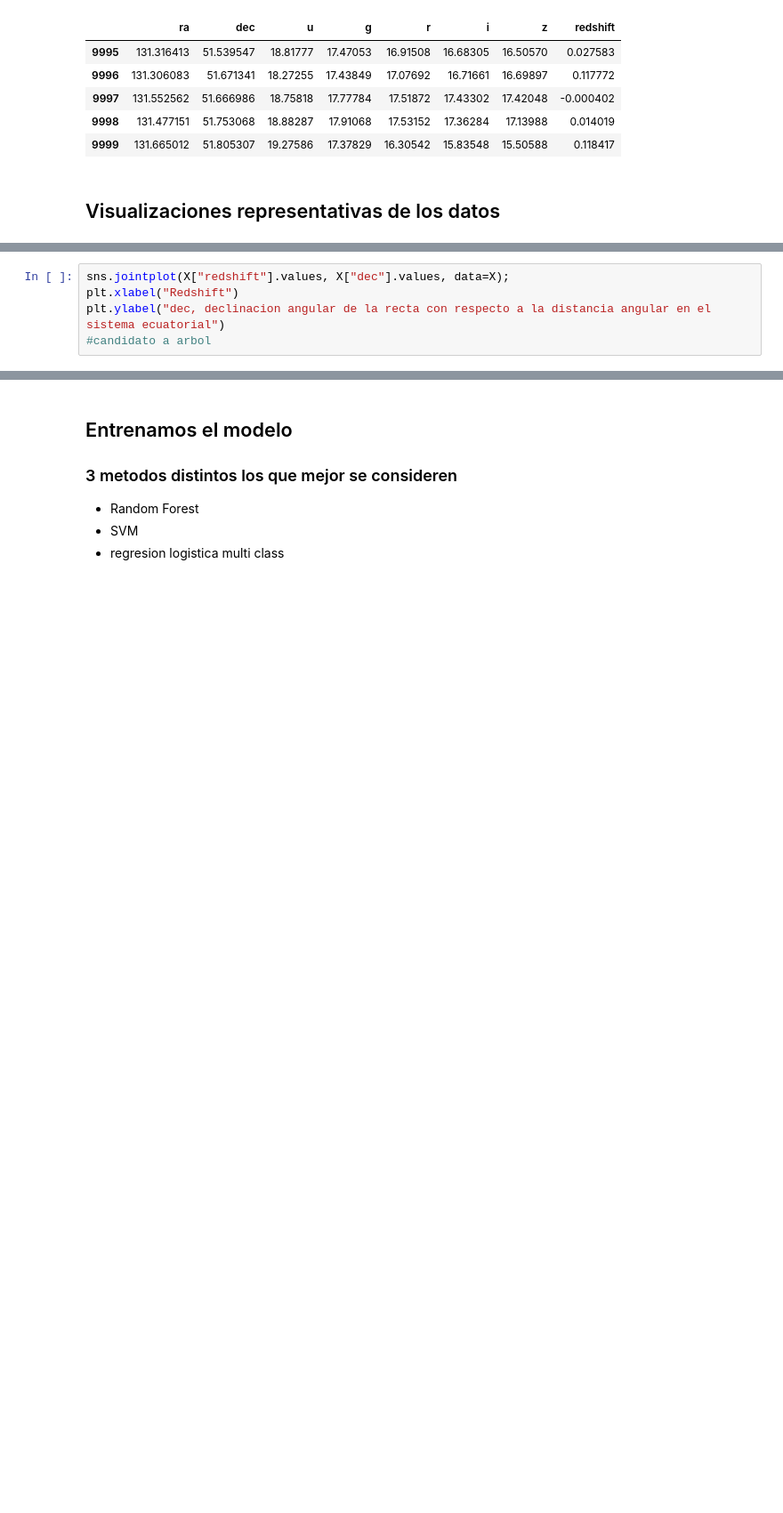
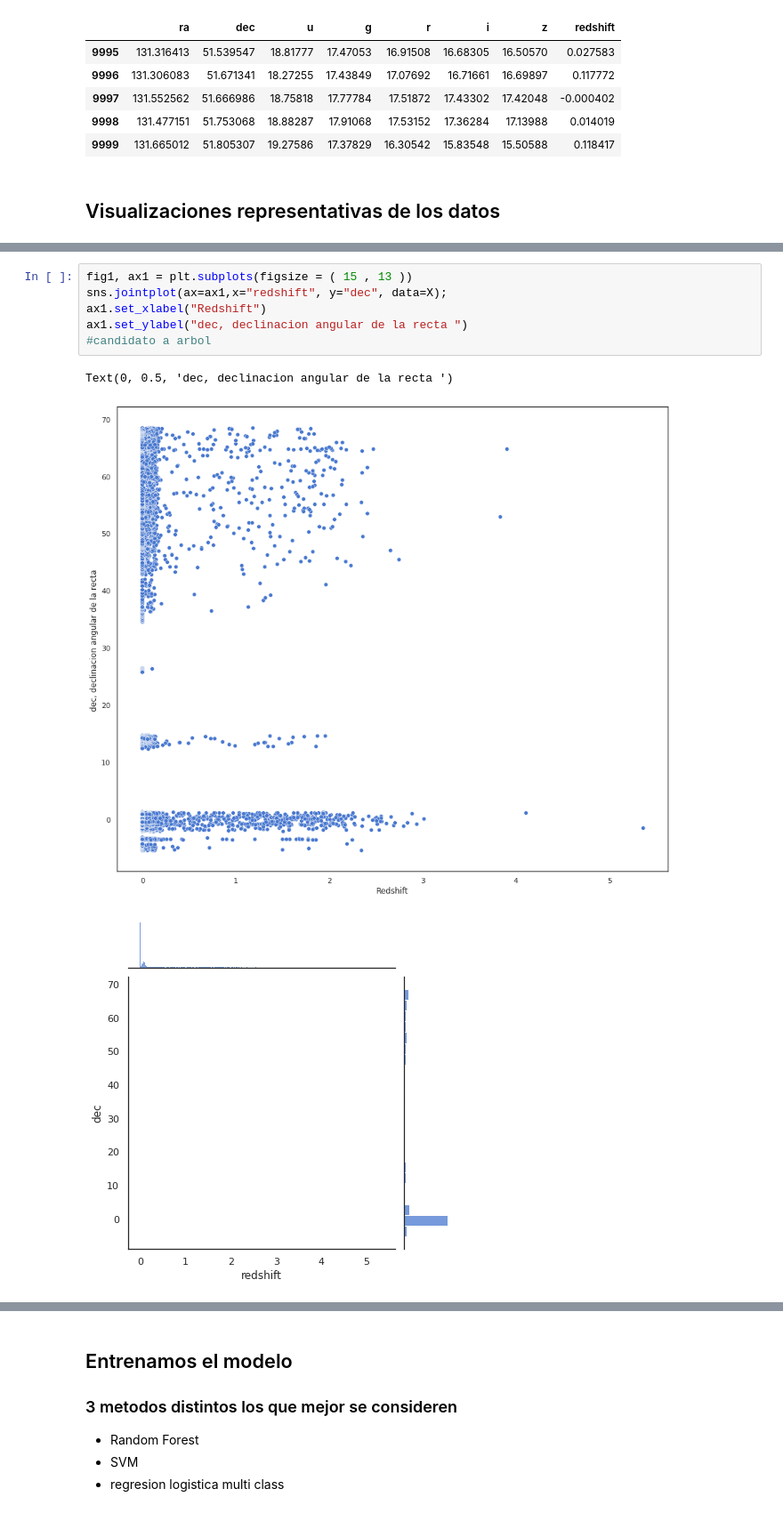
Before and after one commit to HeinzSch/Machine-Learning-Homework, a Jupyter notebook: Homework Astronomic.ipynb, the cells around one changed output, grey strips where cells are left out. Shown at 89% size. Saved outputs shown, nothing was run; the diff lists cells and outputs as text; blank space fills up the shorter version.

```diff
--- a/Homework Astronomic.ipynb
+++ b/Homework Astronomic.ipynb
@@ -173,8 +178,13 @@ plt.ylabel("filtro Z")
 # %%
-sns.jointplot(X["redshift"].values, X["dec"].values, data=X);
-plt.xlabel("Redshift")
-plt.ylabel("dec, declinacion angular de la recta con respecto a la distancia angular en el sistema ecuatorial")
+fig1, ax1 = plt.subplots(figsize = ( 15 , 13 ))
+sns.jointplot(ax=ax1,x="redshift", y="dec", data=X);
+ax1.set_xlabel("Redshift")
+ax1.set_ylabel("dec, declinacion angular de la recta ")
 #candidato a arbol
+# %% [output]
+Text(0, 0.5, 'dec, declinacion angular de la recta ')
+[figure, added]
+[figure, added]
 # %%
 sns.jointplot(X["redshift"].values, X["ra"].values, data=X);
 plt.xlabel("Redshift")
```
Also changed, not shown: parts of 26 cells of this notebook, 1 other file.
